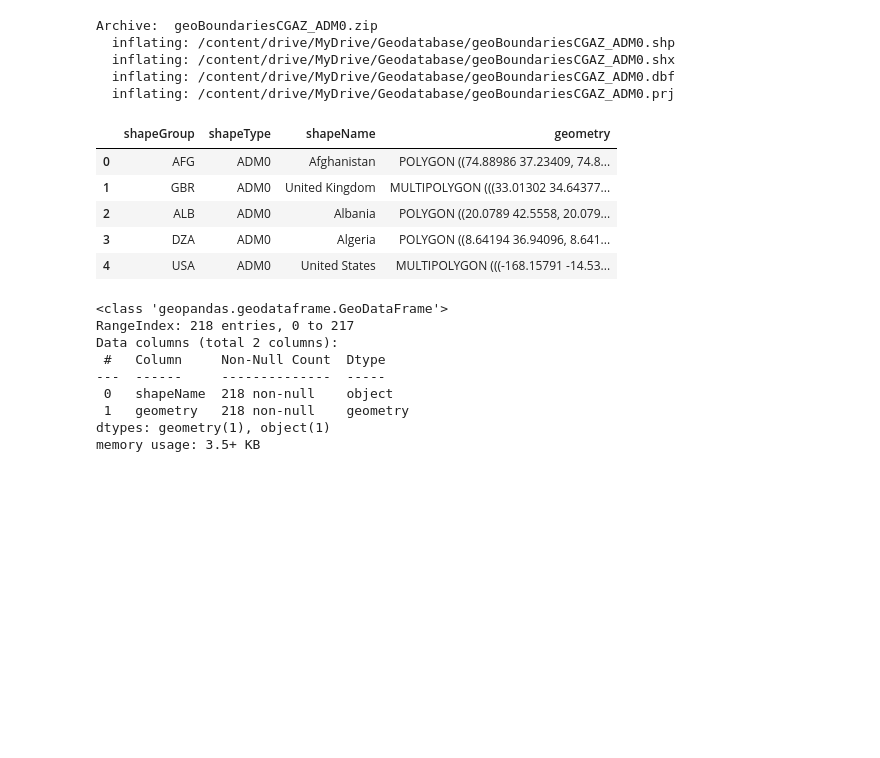
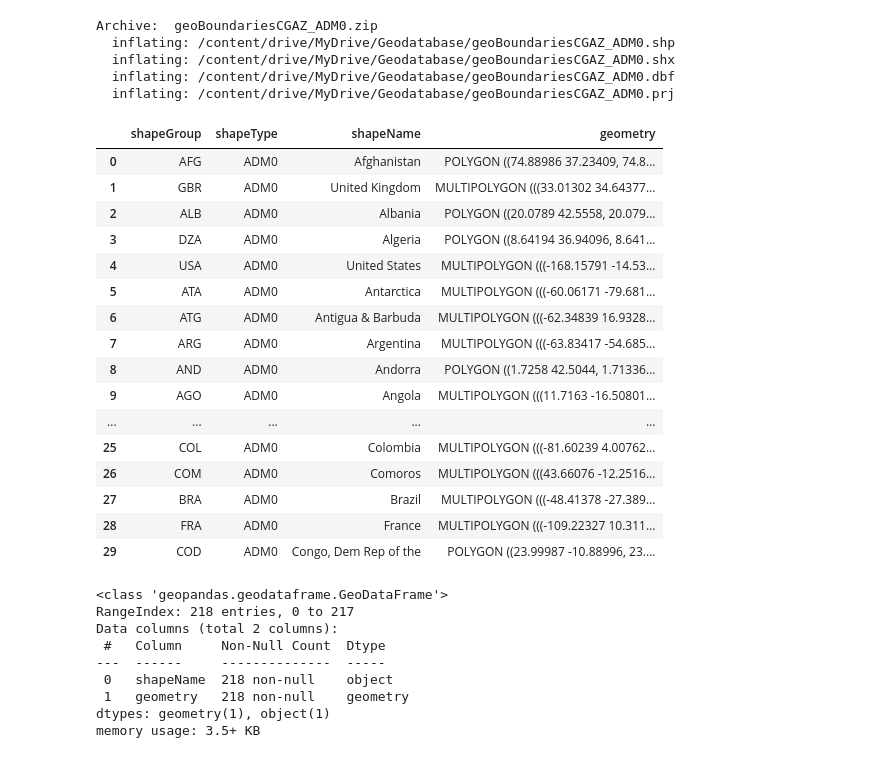
Before and after one commit to CarlosMendez1997Col/GeoDatabases-And-Cloud-Computing-For-Water-Resources-Management, a Jupyter notebook: 1-Creation Geodatabase/Download_and_Geoprocessing_Databases_in_Google_Colab.ipynb, the cells around one changed output. Drawn from its saved outputs; the diff is of its cells as text; code cells hidden in the pictures; blank space fills up the shorter version.

```diff
--- a/1-Creation Geodatabase/Download_and_Geoprocessing_Databases_in_Google_Colab.ipynb
+++ b/1-Creation Geodatabase/Download_and_Geoprocessing_Databases_in_Google_Colab.ipynb
@@ -146,14 +146,25 @@ Archive:  geoBoundariesCGAZ_ADM0.zip
   inflating: /content/drive/MyDrive/Geodatabase/geoBoundariesCGAZ_ADM0.prj
 # %%
 SACB = gpd.read_file('geoBoundariesCGAZ_ADM0.shp')
-SACB.head()
+SACB.head(30)
 # %% [output]
 |  | shapeGroup | shapeType | shapeName | geometry |
 | 0 | AFG | ADM0 | Afghanistan | POLYGON ((74.88986 37.23409, 74.8... |
 | 1 | GBR | ADM0 | United Kingdom | MULTIPOLYGON (((33.01302 34.64377... |
 | 2 | ALB | ADM0 | Albania | POLYGON ((20.0789 42.5558, 20.079... |
 | 3 | DZA | ADM0 | Algeria | POLYGON ((8.64194 36.94096, 8.641... |
 | 4 | USA | ADM0 | United States | MULTIPOLYGON (((-168.15791 -14.53... |
+| 5 | ATA | ADM0 | Antarctica | MULTIPOLYGON (((-60.06171 -79.681... |
+| 6 | ATG | ADM0 | Antigua & Barbuda | MULTIPOLYGON (((-62.34839 16.9328... |
+| 7 | ARG | ADM0 | Argentina | MULTIPOLYGON (((-63.83417 -54.685... |
+| 8 | AND | ADM0 | Andorra | POLYGON ((1.7258 42.5044, 1.71336... |
+| 9 | AGO | ADM0 | Angola | MULTIPOLYGON (((11.7163 -16.50801... |
+| ... | ... | ... | ... | ... |
+| 25 | COL | ADM0 | Colombia | MULTIPOLYGON (((-81.60239 4.00762... |
+| 26 | COM | ADM0 | Comoros | MULTIPOLYGON (((43.66076 -12.2516... |
+| 27 | BRA | ADM0 | Brazil | MULTIPOLYGON (((-48.41378 -27.389... |
+| 28 | FRA | ADM0 | France | MULTIPOLYGON (((-109.22327 10.311... |
+| 29 | COD | ADM0 | Congo, Dem Rep of the | POLYGON ((23.99987 -10.88996, 23.... |
 # %%
 SACB.drop(['shapeType','shapeGroup'], axis=1, inplace=True)
 SACB.info()
```
Also changed, not shown: parts of 2 cells of this notebook.
